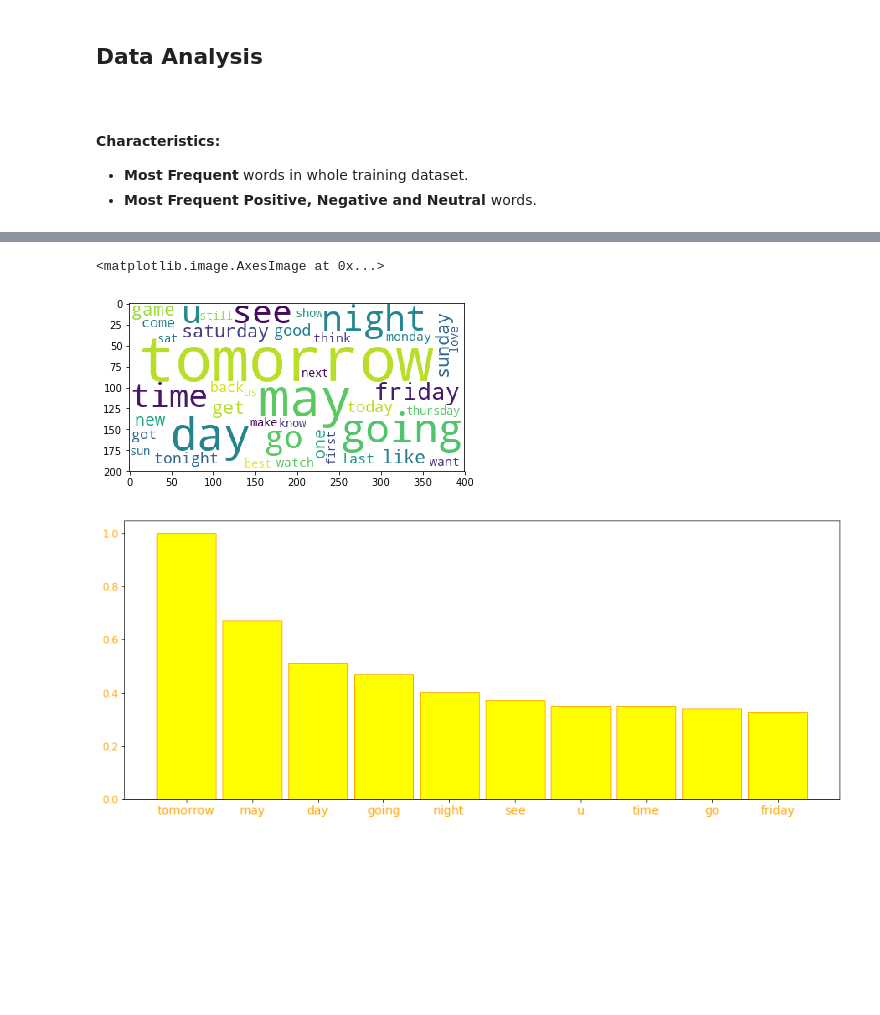
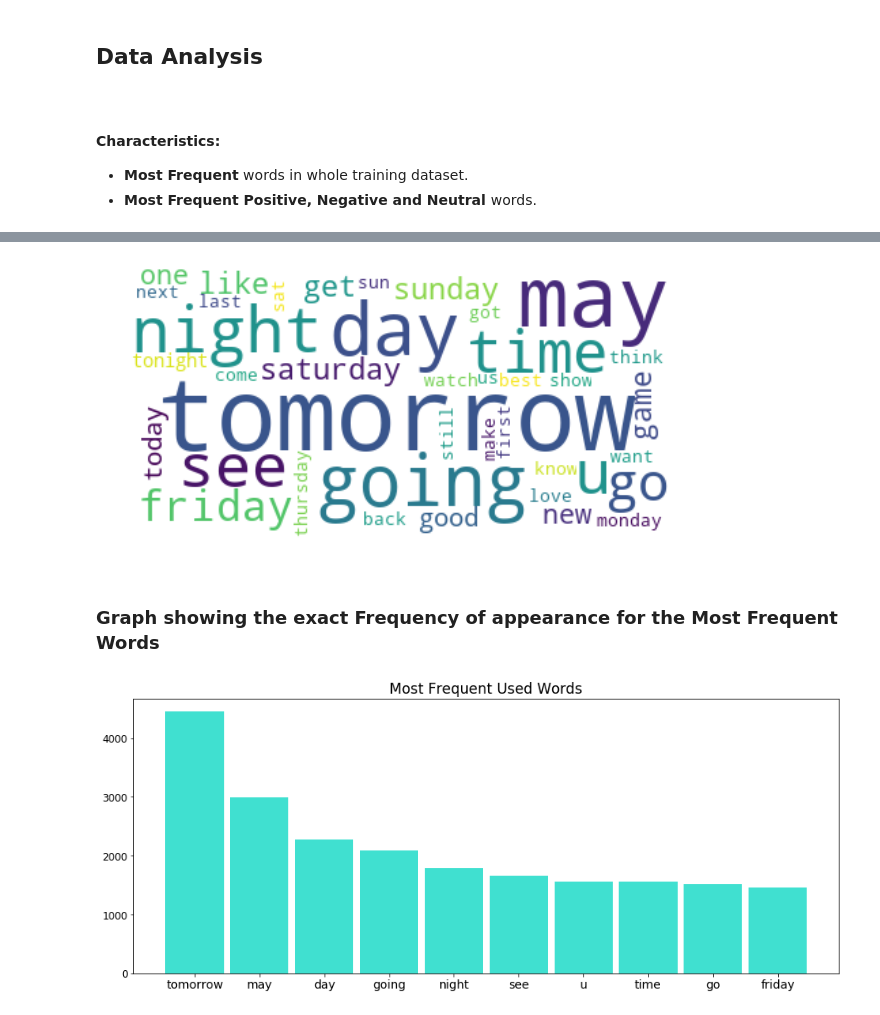
Before and after one commit to Fanarosss/Sentiment-Analysis-on-Tweets, a Jupyter notebook: Project1.ipynb, the cells around one changed output, grey strips where cells are left out. Cells and saved outputs as stored; diff of their text form; code cells hidden in the pictures; blank space fills up the shorter version.

Commit message:
More Graphs

```diff
--- a/Project1.ipynb
+++ b/Project1.ipynb
@@ -133,26 +112,38 @@ fp
 # %%
+# Create and generate a word cloud image:
+wc = WordCloud(stopwords=stopwords, background_color="white", max_words=40).generate_from_frequencies(Frequency)
+
+plt.figure(figsize=(12,5))
 # Display the generated image:
-wc = WordCloud(stopwords=stopwords, background_color="white", max_words=40).generate_from_frequencies(total_counter)
-plt.imshow(wc)
+plt.imshow(wc, interpolation='bilinear')
+plt.axis("off")
+plt.show()
 # %% [output]
-<matplotlib.image.AxesImage at 0x...>
-[figure, old version]
+[figure, new version]
+# %% [markdown]
+<h3>Graph showing the exact Frequency of appearance for the Most Frequent Words</h3>
 # %%
 # Choose the names of the bars
 words = list(wc.words_.keys())
-freq = list(wc.words_.values())
+
+# Find frequencies
+freq = []
+for word in words:
+    freq.append(total_counter[word])
+
 #np array
 y_pos = np.arange(len(words[:10]))
 
 #size
 plt.figure(figsize=(15,6))
+plt.title("Most Frequent Used Words", fontsize=17)
 
 # Create bars
-plt.bar(y_pos, freq[:10], edgecolor='orange', color='yellow', width=0.9)
+plt.bar(y_pos, freq[:10], color='turquoise', width=0.9)
 
 # Create names on the x-axis
-plt.xticks(y_pos, words, color='orange', fontsize=14)
-plt.yticks(color='orange', fontsize=12)
+plt.xticks(y_pos, words, color='black', fontsize=14)
+plt.yticks(color='black', fontsize=12)
 plt.show()
 # %% [output]
-[figure, old version]
+[figure, new version]
```
Also changed, not shown: parts of 8 cells of this notebook.
